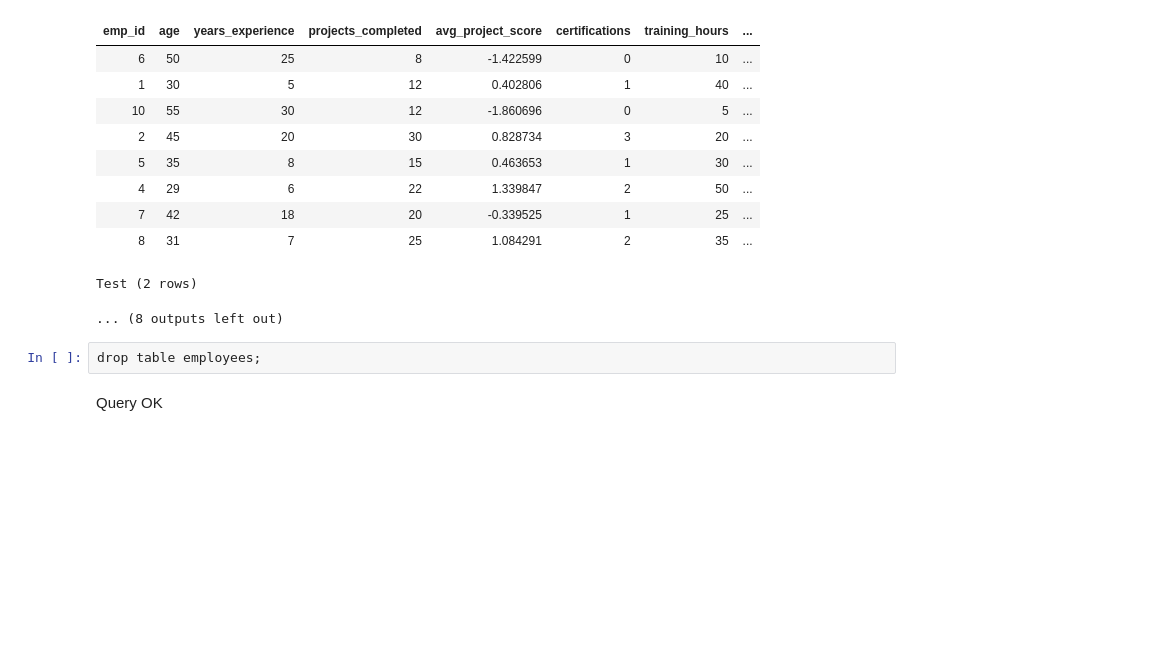
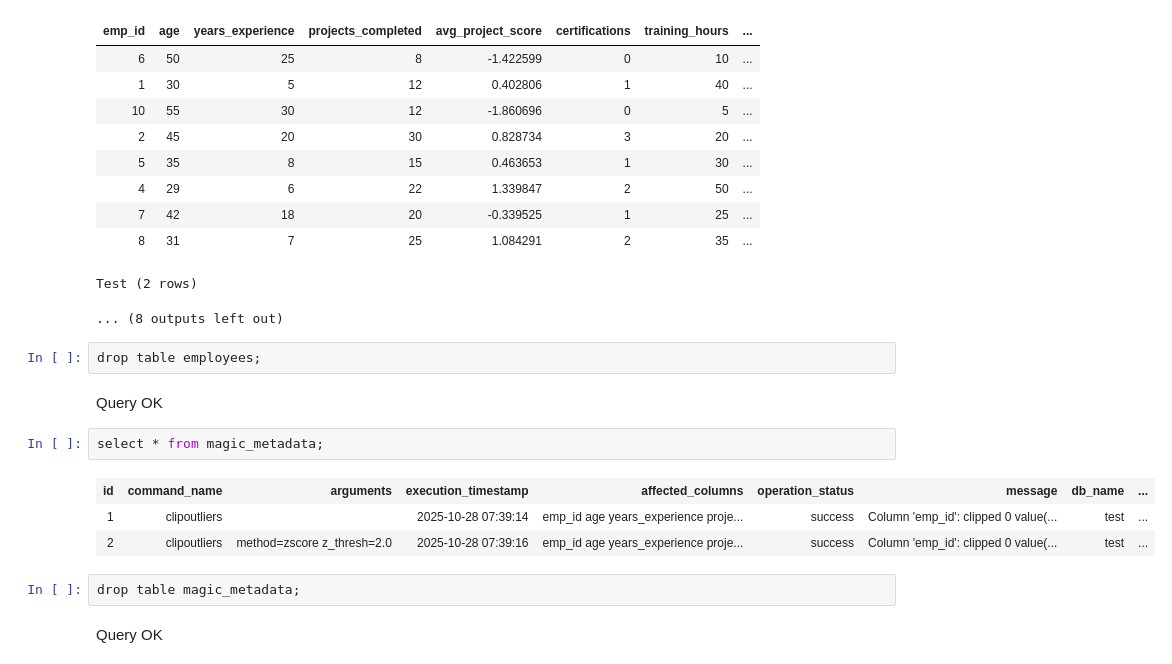
Before and after one commit to JainSneha6/mariadb_kernel, a Jupyter notebook: Untitled.ipynb, the cells around one changed output. Saved outputs shown, nothing was run; the diff lists cells and outputs as text; blank space fills up the shorter version.

```diff
--- a/Untitled.ipynb
+++ b/Untitled.ipynb
@@ -811,3 +856,13 @@ Test (2 rows)
 drop table employees;
 # %% [output]
 Query OK
+# %%
+select * from magic_metadata;
+# %% [output]
+| id | command_name | arguments | execution_timestamp | affected_columns | operation_status | message | db_name | ... |
+| 1 | clipoutliers |  | 2025-10-28 07:39:14 | emp_id age years_experience proje... | success | Column 'emp_id': clipped 0 value(... | test | ... |
+| 2 | clipoutliers | method=zscore z_thresh=2.0 | 2025-10-28 07:39:16 | emp_id age years_experience proje... | success | Column 'emp_id': clipped 0 value(... | test | ... |
+# %%
+drop table magic_metadata;
+# %% [output]
+Query OK
```
Also changed, not shown: parts of 9 cells of this notebook, 4 other files.
